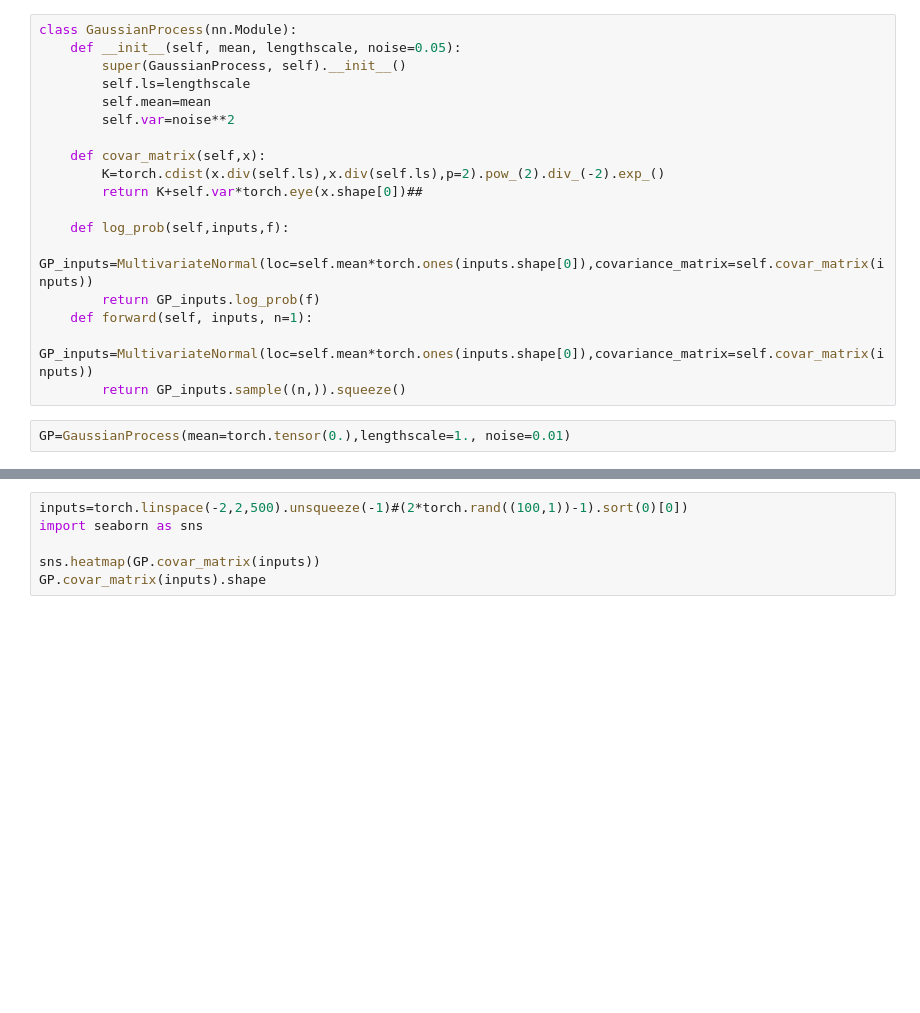
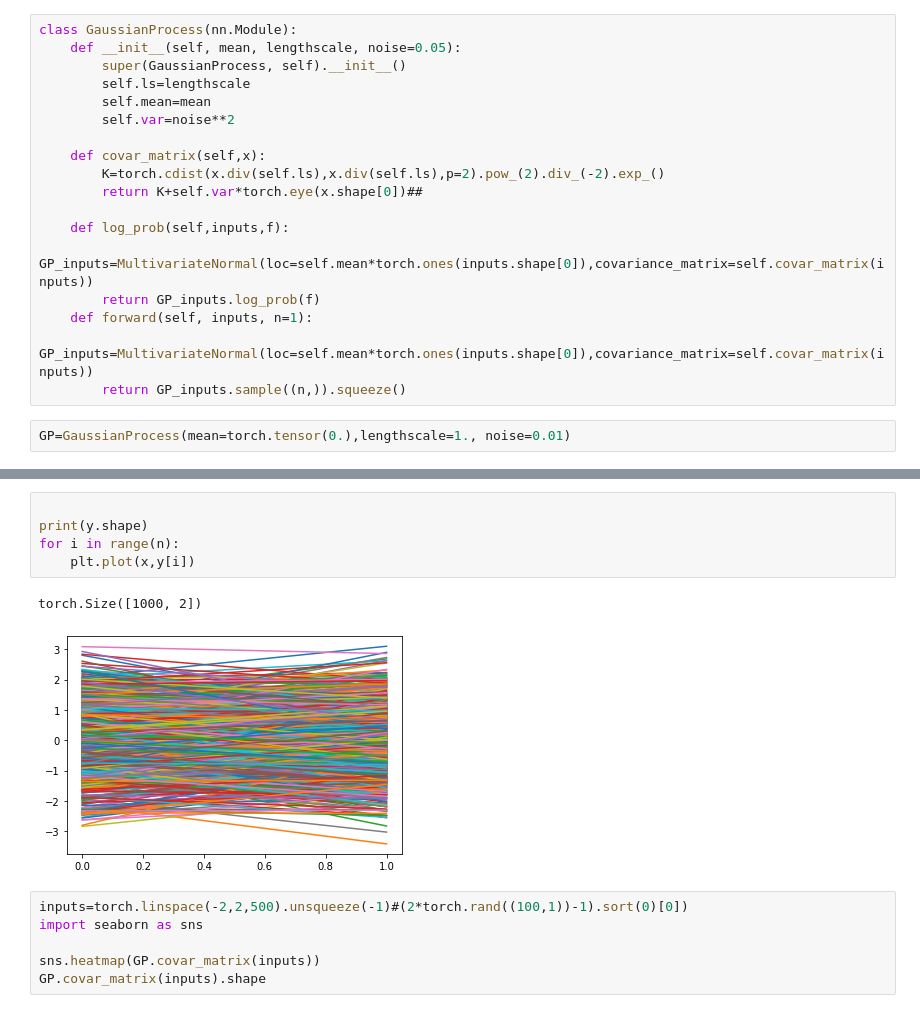
Before and after one commit to yannpequignot/IVISpaces, a Jupyter notebook: Notebooks/GaussianProcesses.ipynb, the cells around one changed output, grey strips where cells are left out. Cells and saved outputs as stored; diff of their text form; blank space fills up the shorter version.

```diff
--- a/Notebooks/GaussianProcesses.ipynb
+++ b/Notebooks/GaussianProcesses.ipynb
@@ -28,3 +48,11 @@ GP=GaussianProcess(mean=torch.tensor(0.),lengthscale=1., noise=0.01)
+# %%
+
+print(y.shape)
+for i in range(n):
+    plt.plot(x,y[i])
+# %% [output]
+torch.Size([1000, 2])
+[figure, added]
 # %%
 inputs=torch.linspace(-2,2,500).unsqueeze(-1)#(2*torch.rand((100,1))-1).sort(0)[0])
 import seaborn as sns
```
Also changed, not shown: parts of 11 cells of this notebook, 13 other files.
